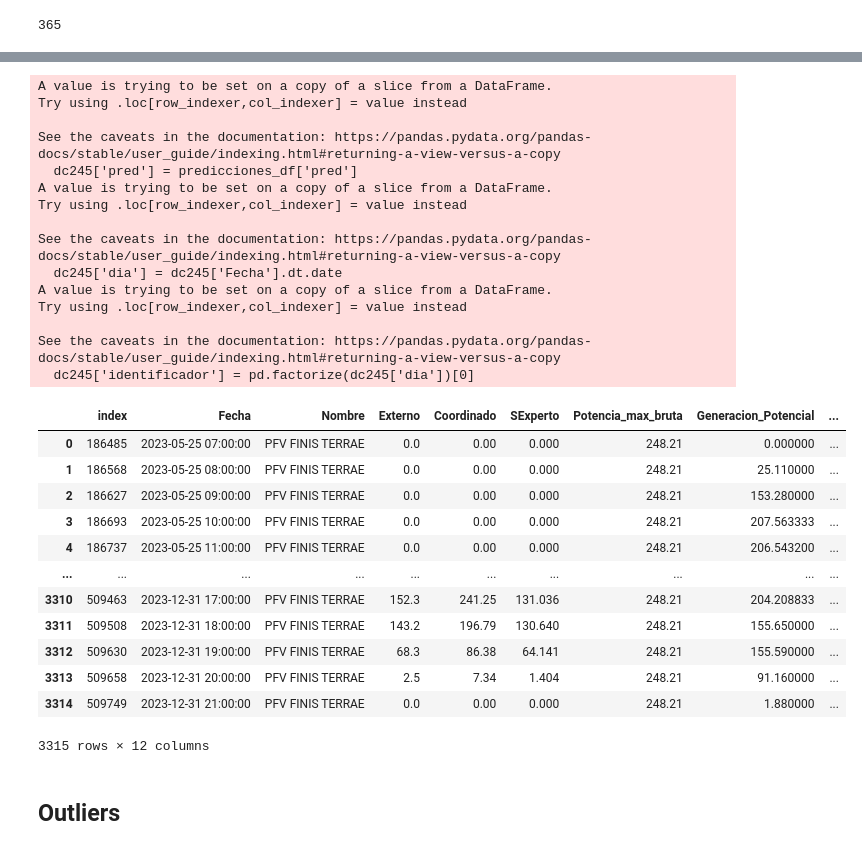
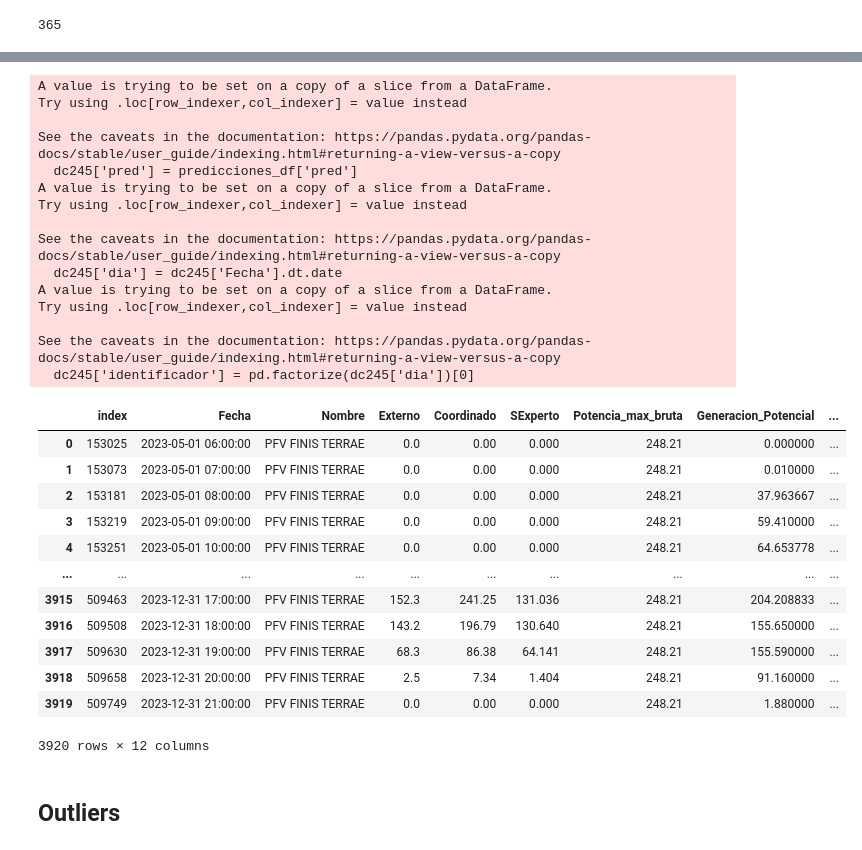
Before and after one commit to Ismael-Rods/Memoria, a Jupyter notebook: regresión _lineal.ipynb, the cells around one changed output, grey strips where cells are left out. Drawn from its saved outputs; the diff is of its cells as text; code cells hidden in the pictures.

Commit message:
Regresión lista para una central solar

```diff
--- a/regresión _lineal.ipynb
+++ b/regresión _lineal.ipynb
@@ -315,5 +318,4 @@ array([ 7,  8,  9, 10, 11, 12, 13, 14, 15, 16, 17, 18, 19, 20, 21])
 # %%
-
 # Dividir el DataFrame filtrado en entrenamiento y prueba
 num_dias_entrenamiento = 120
 filas_por_dia = len(horas_relevantes)
@@ -327,6 +329,7 @@ predicciones_df = pd.DataFrame()
 
 # Inicializar el DataFrame para almacenar los parámetros estimados
 parametros_df = pd.DataFrame()
+potencia_maxima = datos_central['Potencia_max_bruta'].max()
 # %% [output]
 365
 # %%
@@ -366,6 +369,10 @@ for dia in range(dias_totales - num_dias_entrenamiento):
     X_test = X.iloc[fin:fin + filas_por_dia]
     predicciones = modelo.predict(X_test)
 
+    # Aplicar el límite inferior y superior a las predicciones
+    predicciones = np.maximum(predicciones, 0)  # Límite inferior, asegurando que la predicción no sea menor que 0
+    predicciones = np.minimum(predicciones, potencia_maxima)  # Límite superior
+
     # Almacenar las predicciones
     predicciones_df = pd.concat([predicciones_df, predicciones])
 
@@ -409,6 +416,4 @@ del X, X_train, X_test
 predicciones_df['pred'] = predicciones_df[0]
 predicciones_df['pred'].dtypes
 #predicciones_df.loc[predicciones_df['pred'] < 0, 'pred'] = 0
-predicciones_df.reset_index(inplace=True)
+predicciones_df.reset_index(inplace=True, drop='index')
-# %%
-predicciones_df.drop(columns={'index'},inplace=True)
@@ -438,40 +420,41 @@ error
 # %%
-dc245 = datos_central.iloc[2160:]
+dc245  = pd.DataFrame()
+dc245 = datos_central.iloc[num_dias_entrenamiento*filas_por_dia:]
 dc245.reset_index(inplace=True)
 dc245['pred'] = predicciones_df['pred']
 dc245['dia'] = dc245['Fecha'].dt.date
 # Usar factorize() para crear los identificadores únicos
 dc245['identificador'] = pd.factorize(dc245['dia'])[0]
 dc245
 # %% [output]
 A value is trying to be set on a copy of a slice from a DataFrame.
 Try using .loc[row_indexer,col_indexer] = value instead
 
 See the caveats in the documentation: https://pandas.pydata.org/pandas-docs/stable/user_guide/indexing.html#returning-a-view-versus-a-copy
   dc245['pred'] = predicciones_df['pred']
 A value is trying to be set on a copy of a slice from a DataFrame.
 Try using .loc[row_indexer,col_indexer] = value instead
 
 See the caveats in the documentation: https://pandas.pydata.org/pandas-docs/stable/user_guide/indexing.html#returning-a-view-versus-a-copy
   dc245['dia'] = dc245['Fecha'].dt.date
 A value is trying to be set on a copy of a slice from a DataFrame.
 Try using .loc[row_indexer,col_indexer] = value instead
 
 See the caveats in the documentation: https://pandas.pydata.org/pandas-docs/stable/user_guide/indexing.html#returning-a-view-versus-a-copy
   dc245['identificador'] = pd.factorize(dc245['dia'])[0]
 |  | index | Fecha | Nombre | Externo | Coordinado | SExperto | Potencia_max_bruta | Generacion_Potencial | ... |
-| 0 | 186485 | 2023-05-25 07:00:00 | PFV FINIS TERRAE | 0.0 | 0.00 | 0.000 | 248.21 | 0.000000 | ... |
-| 1 | 186568 | 2023-05-25 08:00:00 | PFV FINIS TERRAE | 0.0 | 0.00 | 0.000 | 248.21 | 25.110000 | ... |
-| 2 | 186627 | 2023-05-25 09:00:00 | PFV FINIS TERRAE | 0.0 | 0.00 | 0.000 | 248.21 | 153.280000 | ... |
-| 3 | 186693 | 2023-05-25 10:00:00 | PFV FINIS TERRAE | 0.0 | 0.00 | 0.000 | 248.21 | 207.563333 | ... |
-| 4 | 186737 | 2023-05-25 11:00:00 | PFV FINIS TERRAE | 0.0 | 0.00 | 0.000 | 248.21 | 206.543200 | ... |
+| 0 | 153025 | 2023-05-01 06:00:00 | PFV FINIS TERRAE | 0.0 | 0.00 | 0.000 | 248.21 | 0.000000 | ... |
+| 1 | 153073 | 2023-05-01 07:00:00 | PFV FINIS TERRAE | 0.0 | 0.00 | 0.000 | 248.21 | 0.010000 | ... |
+| 2 | 153181 | 2023-05-01 08:00:00 | PFV FINIS TERRAE | 0.0 | 0.00 | 0.000 | 248.21 | 37.963667 | ... |
+| 3 | 153219 | 2023-05-01 09:00:00 | PFV FINIS TERRAE | 0.0 | 0.00 | 0.000 | 248.21 | 59.410000 | ... |
+| 4 | 153251 | 2023-05-01 10:00:00 | PFV FINIS TERRAE | 0.0 | 0.00 | 0.000 | 248.21 | 64.653778 | ... |
 | ... | ... | ... | ... | ... | ... | ... | ... | ... | ... |
-| 3310 | 509463 | 2023-12-31 17:00:00 | PFV FINIS TERRAE | 152.3 | 241.25 | 131.036 | 248.21 | 204.208833 | ... |
-| 3311 | 509508 | 2023-12-31 18:00:00 | PFV FINIS TERRAE | 143.2 | 196.79 | 130.640 | 248.21 | 155.650000 | ... |
-| 3312 | 509630 | 2023-12-31 19:00:00 | PFV FINIS TERRAE | 68.3 | 86.38 | 64.141 | 248.21 | 155.590000 | ... |
-| 3313 | 509658 | 2023-12-31 20:00:00 | PFV FINIS TERRAE | 2.5 | 7.34 | 1.404 | 248.21 | 91.160000 | ... |
-| 3314 | 509749 | 2023-12-31 21:00:00 | PFV FINIS TERRAE | 0.0 | 0.00 | 0.000 | 248.21 | 1.880000 | ... |
+| 3915 | 509463 | 2023-12-31 17:00:00 | PFV FINIS TERRAE | 152.3 | 241.25 | 131.036 | 248.21 | 204.208833 | ... |
+| 3916 | 509508 | 2023-12-31 18:00:00 | PFV FINIS TERRAE | 143.2 | 196.79 | 130.640 | 248.21 | 155.650000 | ... |
+| 3917 | 509630 | 2023-12-31 19:00:00 | PFV FINIS TERRAE | 68.3 | 86.38 | 64.141 | 248.21 | 155.590000 | ... |
+| 3918 | 509658 | 2023-12-31 20:00:00 | PFV FINIS TERRAE | 2.5 | 7.34 | 1.404 | 248.21 | 91.160000 | ... |
+| 3919 | 509749 | 2023-12-31 21:00:00 | PFV FINIS TERRAE | 0.0 | 0.00 | 0.000 | 248.21 | 1.880000 | ... |
-3315 rows × 12 columns
+3920 rows × 12 columns
 # %% [markdown]
 ## Outliers
 # %%
```
Also changed, not shown: parts of 35 cells of this notebook.
